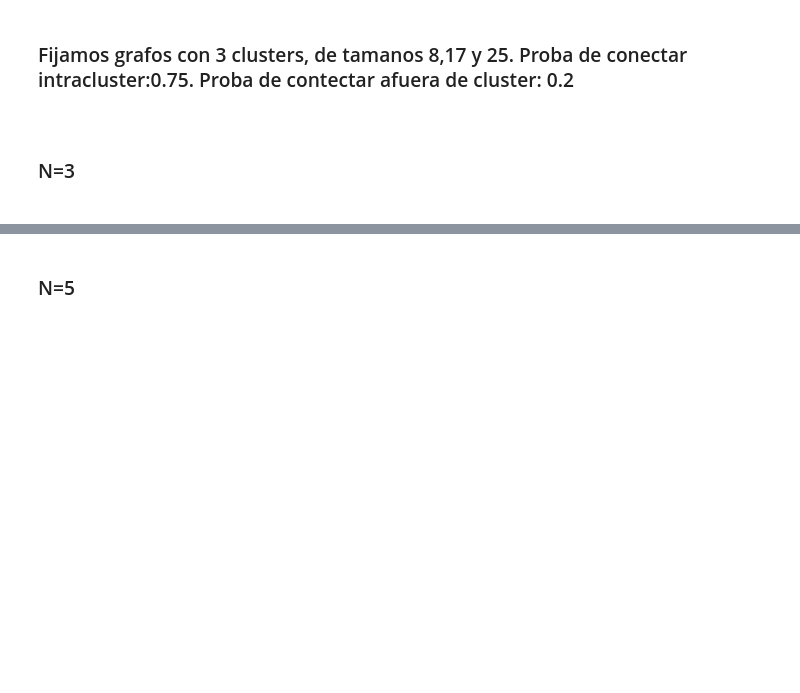
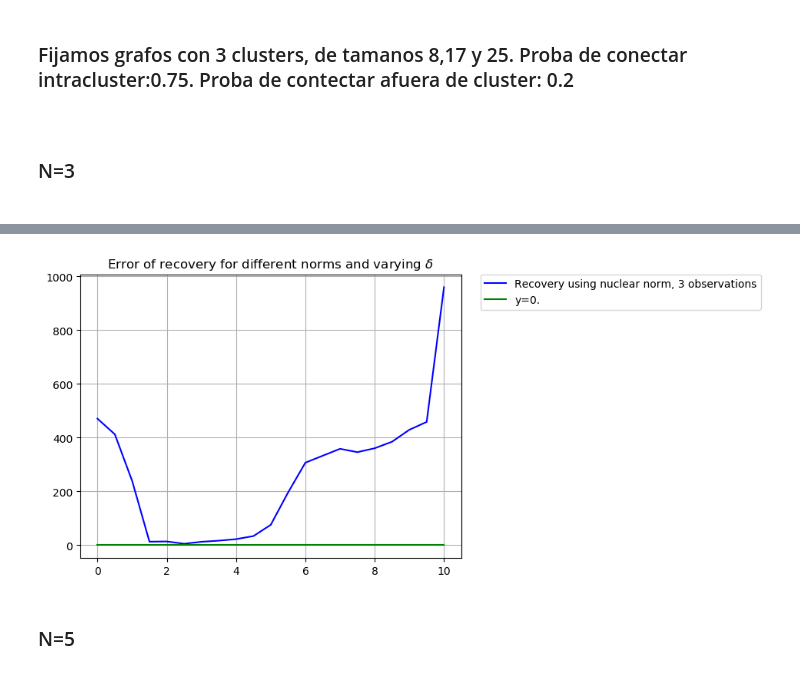
Before and after one commit to Zlinki/MasterThesis, a Jupyter notebook: ErrorvsObservaciones.ipynb, the cells around one changed output, grey strips where cells are left out. Drawn from its saved outputs; the diff is of its cells as text; code cells hidden in the pictures; blank space fills up the shorter version.

Commit message:
arregladas imagenes y nueva imagen

```diff
--- a/ErrorvsObservaciones.ipynb
+++ b/ErrorvsObservaciones.ipynb
@@ -358,3 +385,5 @@ resultadoEspectral=evaluarADMMGraphLearning4(0.75,0.2,3,0:0.5:10)
 #Este valor es constante ya no que delta no juega ningun papel en la recuperacion por promedio.
 ErrorRecuperaRedondeado=meanGraphErrorObtained(0.75,0.2,3)
 resultadoPromedioRedondeado = fill(ErrorRecuperaRedondeado,length(resultadoL1[2]))
+# %%
+resultadoEspectral=evaluarADMMGraphLearning4(0.65,0.2,3,0:0.5:10)
@@ -361,7 +411,15 @@ resultadoPromedioRedondeado = fill(ErrorRecuperaRedondeado,length(resultadoL1[2]
 # %%
-interval= resultadoL1[2]
-plot(interval,resultadoL1[1],label="Recovery using norm 1, 3 observations","-b^")
+interval= resultadoEspectral[2]
+p = zeros(length(interval))
+
+plot(interval,resultadoEspectral[1],label="Recovery using nuclear norm, 3 observations","b")
+plot(interval,p,label="y=0.","g")
 title("Error of recovery for different norms and varying \$\\delta\$")
+legend(bbox_to_anchor=[1.05,1],loc=2,borderaxespad=0)
+
+grid("on")
+# %% [output]
+[figure, added]
 # %%
 interval= resultadoL1[2]
 plot(interval,resultadoL1[1],label="Recovery using norm 1, 3 observations.","-bo")
```
Also changed, not shown: parts of 4 cells of this notebook, 3 other files.
